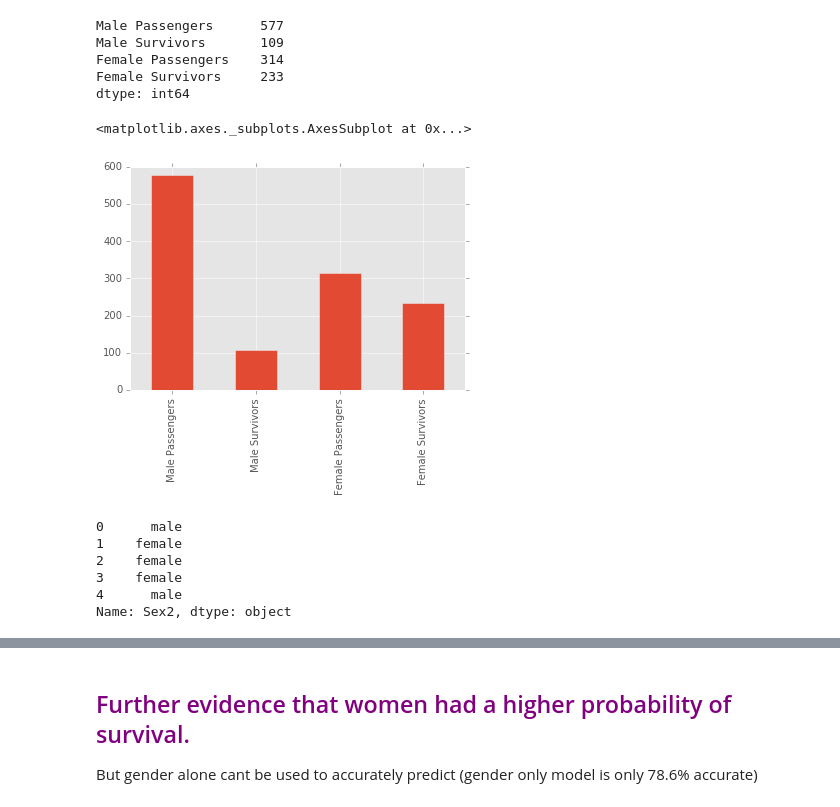
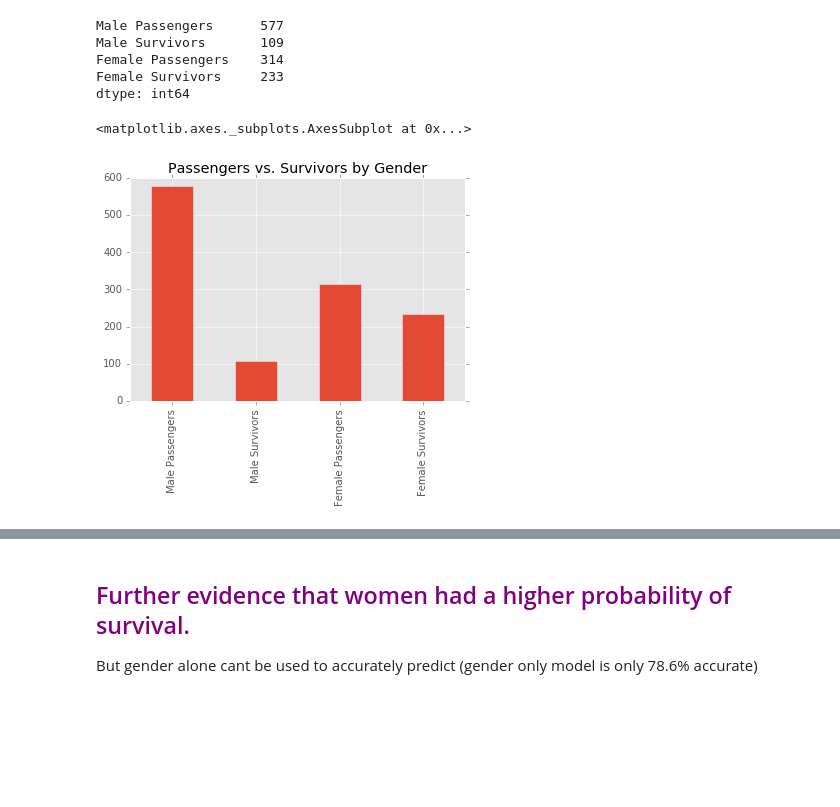
Before and after one commit to rdewolf127/Tinker-Python, a Jupyter notebook: Titanic.ipynb, the cells around one changed output, grey strips where cells are left out. Cells and saved outputs as stored; diff of their text form; code cells hidden in the pictures; blank space fills up the shorter version.

```diff
--- a/Titanic.ipynb
+++ b/Titanic.ipynb
@@ -53,6 +98,6 @@ import statsmodels.api as sm
 # %%
 #upload titanic data & get basic info
-titanic = pd.read_csv('C:/Users/ReneeD/Desktop/Kaggle/train.csv')
+titanic = pd.read_csv('../titanic_data.csv')
 print titanic.info()
 titanic.head()
 # %% [output]
@@ -266,18 +273,7 @@ Female Survivors     233
 dtype: int64
 # %%
 #plot the passenger and surival rates by gender
-passenger_survivor_counts.plot.bar()
+passenger_survivor_counts.plot.bar(title='Passengers vs. Survivors by Gender')
 # %% [output]
 <matplotlib.axes._subplots.AxesSubplot at 0x...>
-[figure, old version]
+[figure, new version]
-# %%
-#create new gender column to convert to number
-titanic['Sex2'] = titanic['Sex']
-titanic['Sex2'].head()
-# %% [output]
-0      male
-1    female
-2    female
-3    female
-4      male
-Name: Sex2, dtype: object
```
Also changed, not shown: parts of 25 cells of this notebook.
